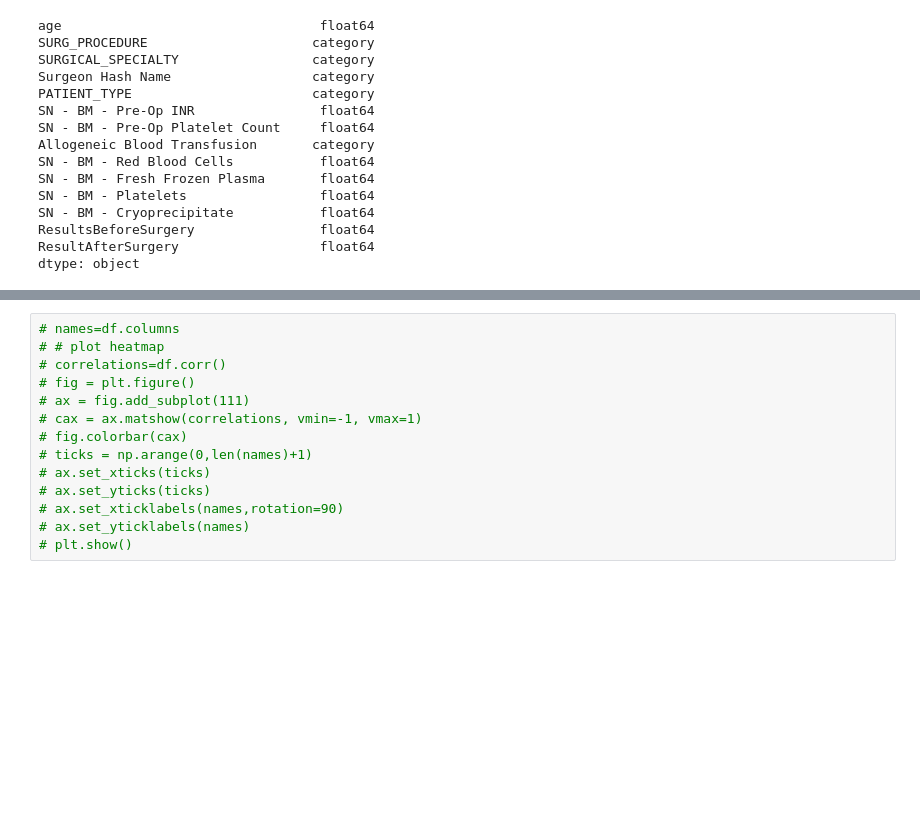
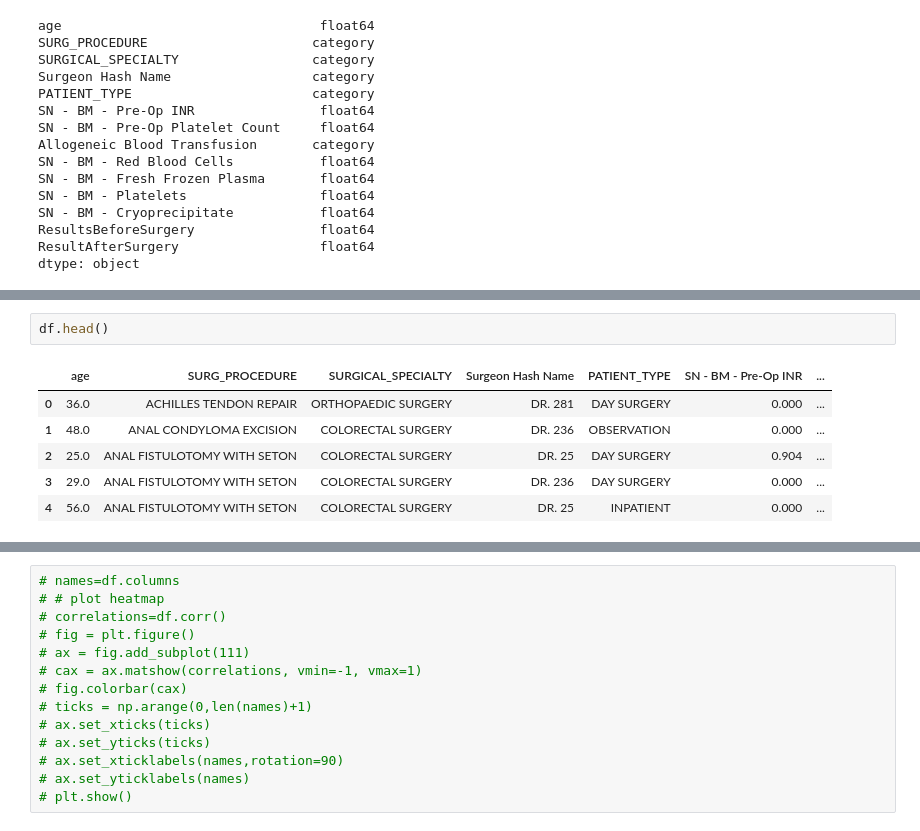
Before and after one commit to nityapydipati/MedTrojans, a Jupyter notebook: data_understanding.ipynb, the cells around one changed output, grey strips where cells are left out. Cells and saved outputs as stored; diff of their text form; blank space fills up the shorter version.

```diff
--- a/data_understanding.ipynb
+++ b/data_understanding.ipynb
@@ -250,4 +276,13 @@ g=sns.pairplot(pearson)
 [figure]
+# %%
+df.head()
+# %% [output]
+|  | age | SURG_PROCEDURE | SURGICAL_SPECIALTY | Surgeon Hash Name | PATIENT_TYPE | SN - BM - Pre-Op INR | ... |
+| 0 | 36.0 | ACHILLES TENDON REPAIR | ORTHOPAEDIC SURGERY | DR. 281 | DAY SURGERY | 0.000 | ... |
+| 1 | 48.0 | ANAL CONDYLOMA EXCISION | COLORECTAL SURGERY | DR. 236 | OBSERVATION | 0.000 | ... |
+| 2 | 25.0 | ANAL FISTULOTOMY WITH SETON | COLORECTAL SURGERY | DR. 25 | DAY SURGERY | 0.904 | ... |
+| 3 | 29.0 | ANAL FISTULOTOMY WITH SETON | COLORECTAL SURGERY | DR. 236 | DAY SURGERY | 0.000 | ... |
+| 4 | 56.0 | ANAL FISTULOTOMY WITH SETON | COLORECTAL SURGERY | DR. 25 | INPATIENT | 0.000 | ... |
 # %%
 cat_attr = df['SURGICAL_SPECIALTY'].cat.codes
 h = cat_attr.value_counts()
```
Also changed, not shown: parts of 13 cells of this notebook.
